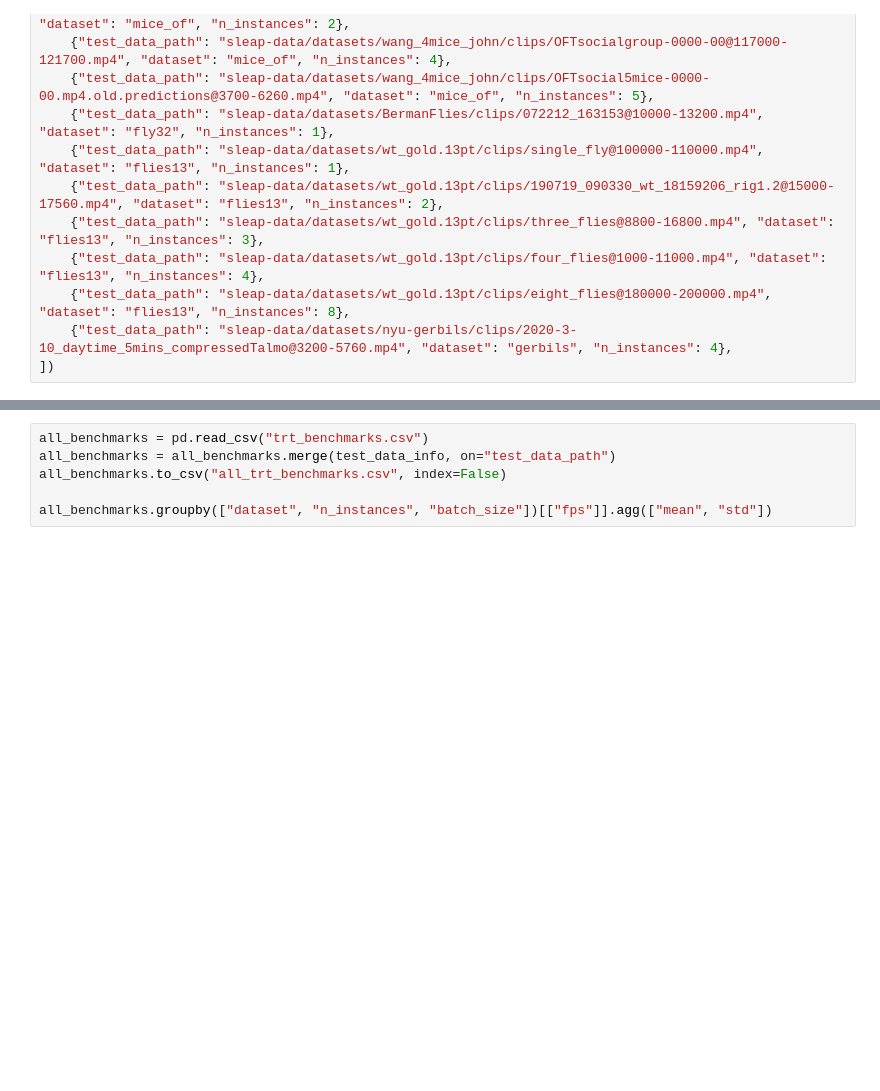
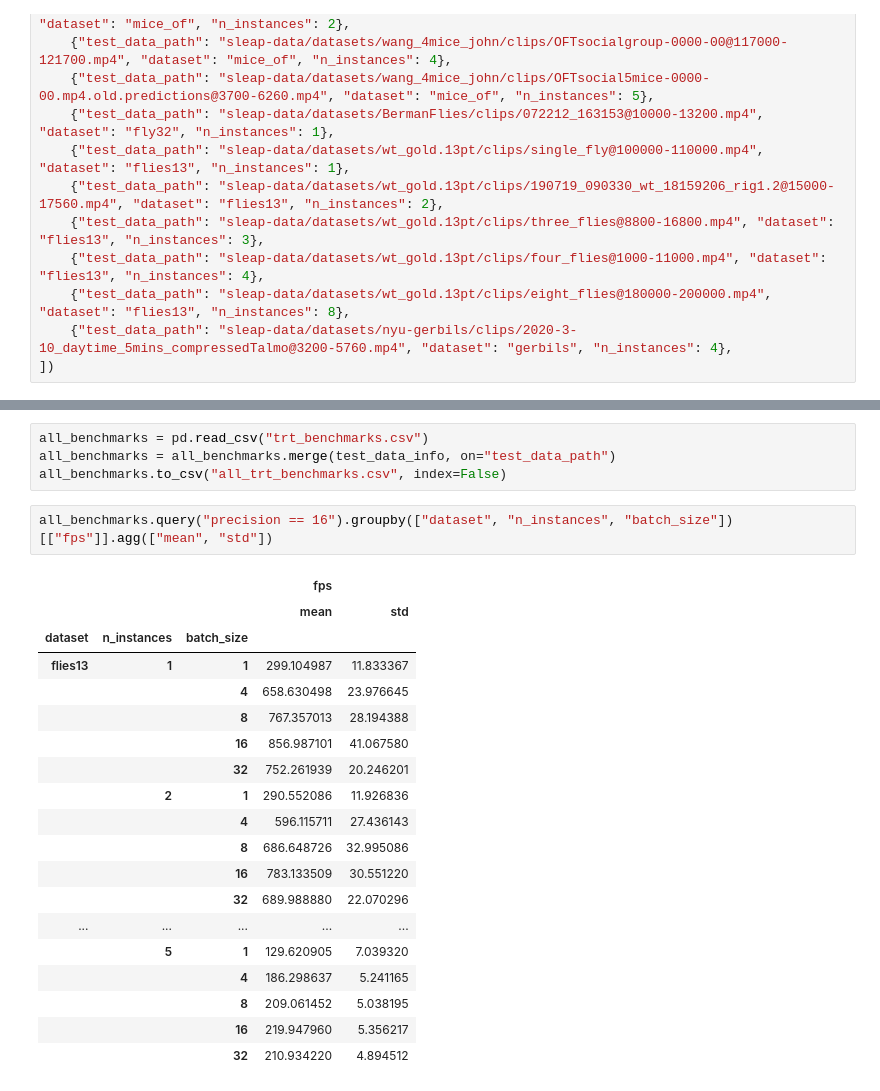
Before and after one commit to talmo/gpuhackathon-sleap, a Jupyter notebook: tensorrt/inference_models/benchmark.ipynb, the cells around one changed output, grey strips where cells are left out. Drawn from its saved outputs; the diff is of its cells as text; blank space fills up the shorter version.

Commit message:
Update benchmark nb with cached results

```diff
--- a/tensorrt/inference_models/benchmark.ipynb
+++ b/tensorrt/inference_models/benchmark.ipynb
@@ -216,6 +306,26 @@ for test_data in clips:
-# %%
-all_benchmarks = pd.read_csv("trt_benchmarks.csv")
-all_benchmarks = all_benchmarks.merge(test_data_info, on="test_data_path")
-all_benchmarks.to_csv("all_trt_benchmarks.csv", index=False)
-
-all_benchmarks.groupby(["dataset", "n_instances", "batch_size"])[["fps"]].agg(["mean", "std"])
+# %%
+all_benchmarks = pd.read_csv("trt_benchmarks.csv")
+all_benchmarks = all_benchmarks.merge(test_data_info, on="test_data_path")
+all_benchmarks.to_csv("all_trt_benchmarks.csv", index=False)
+# %%
+all_benchmarks.query("precision == 16").groupby(["dataset", "n_instances", "batch_size"])[["fps"]].agg(["mean", "std"])
+# %% [output]
+|  |  |  | fps |  |
+|  |  |  | mean | std |
+| dataset | n_instances | batch_size |  |  |
+| flies13 | 1 | 1 | 299.104987 | 11.833367 |
+|  |  | 4 | 658.630498 | 23.976645 |
+|  |  | 8 | 767.357013 | 28.194388 |
+|  |  | 16 | 856.987101 | 41.067580 |
+|  |  | 32 | 752.261939 | 20.246201 |
+|  | 2 | 1 | 290.552086 | 11.926836 |
+|  |  | 4 | 596.115711 | 27.436143 |
+|  |  | 8 | 686.648726 | 32.995086 |
+|  |  | 16 | 783.133509 | 30.551220 |
+|  |  | 32 | 689.988880 | 22.070296 |
+| ... | ... | ... | ... | ... |
+|  | 5 | 1 | 129.620905 | 7.039320 |
+|  |  | 4 | 186.298637 | 5.241165 |
+|  |  | 8 | 209.061452 | 5.038195 |
+|  |  | 16 | 219.947960 | 5.356217 |
+|  |  | 32 | 210.934220 | 4.894512 |
```
Also changed, not shown: parts of 6 cells of this notebook.
